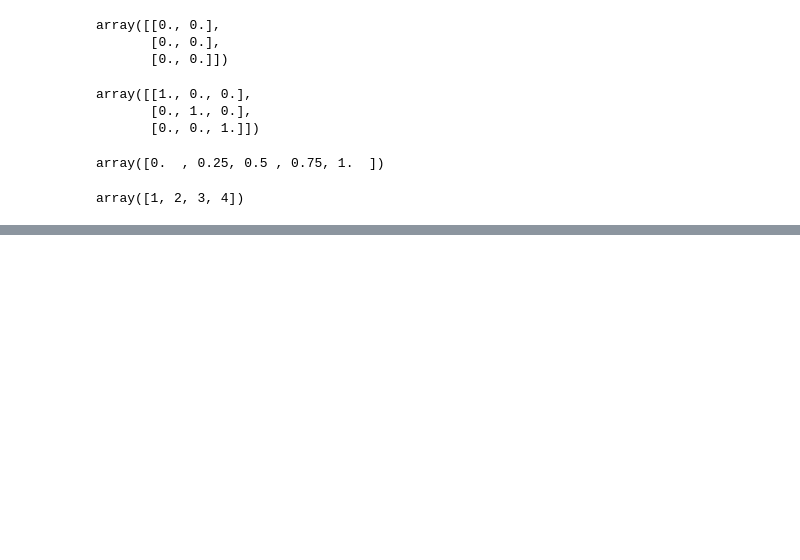
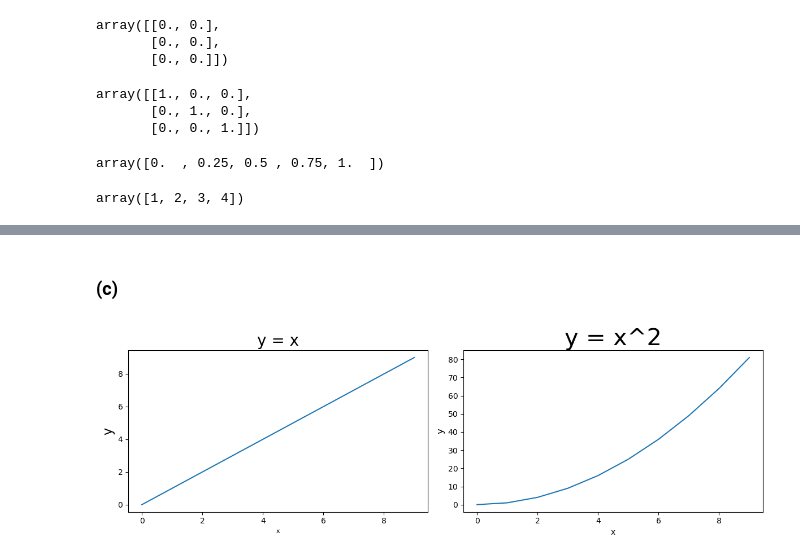
Before and after one commit to jeonghun-usc/dsci552-homework0, a Jupyter notebook: Homework_0.ipynb, the cells around one changed output, grey strips where cells are left out. Drawn from its saved outputs; the diff is of its cells as text; code cells hidden in the pictures; blank space fills up the shorter version.

```diff
--- a/Homework_0.ipynb
+++ b/Homework_0.ipynb
@@ -202,0 +231,19 @@ array([1, 2, 3, 4])
+# %% [markdown]
+### (c)
+# %%
+fig, axes = plt.subplots(1, 2, figsize=(12, 4))
+
+axes[0].plot(x, y1)
+axes[0].set_title("y = x", fontsize=20)
+axes[0].set_xlabel("x", fontsize=8)
+axes[0].set_ylabel("y", fontsize=16)
+
+axes[1].plot(x, y2)
+axes[1].set_title("y = x^2", fontsize=30)
+axes[1].set_xlabel("x", fontsize=10)
+axes[1].set_ylabel("y", fontsize=12)
+
+plt.tight_layout()
+plt.show()
+# %% [output]
+[figure, added]
```
Also changed, not shown: parts of 23 cells of this notebook.
